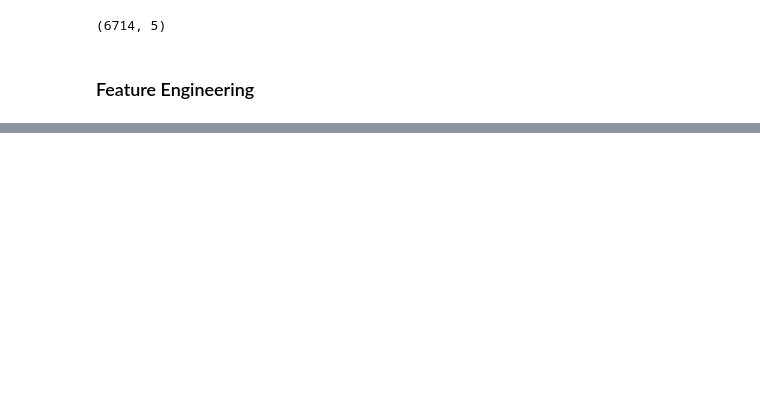
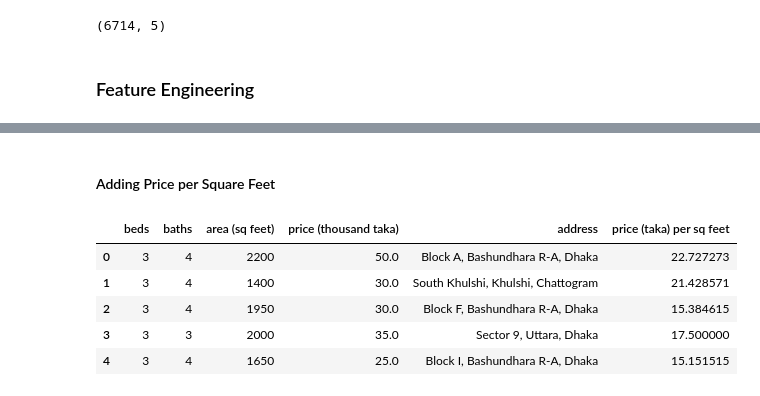
Before and after one commit to EirfatChoudhury/Bangladesh-House-Prices, a Jupyter notebook: bangladesh.ipynb, the cells around one changed output, grey strips where cells are left out. Drawn from its saved outputs; the diff is of its cells as text; code cells hidden in the pictures; blank space fills up the shorter version.

Commit message:
Added feature engineering to calculate price per square feet

```diff
--- a/bangladesh.ipynb
+++ b/bangladesh.ipynb
@@ -270,0 +271,13 @@ df6.head()
+# %% [markdown]
+#### Adding Price per Square Feet
+# %%
+# Adding a column where price per square feet is calculated
+df6["price (taka) per sq feet"] = (df6["price (thousand taka)"] / df6["area (sq feet)"])*1000
+df6.head()
+# %% [output]
+|  | beds | baths | area (sq feet) | price (thousand taka) | address | price (taka) per sq feet |
+| 0 | 3 | 4 | 2200 | 50.0 | Block A, Bashundhara R-A, Dhaka | 22.727273 |
+| 1 | 3 | 4 | 1400 | 30.0 | South Khulshi, Khulshi, Chattogram | 21.428571 |
+| 2 | 3 | 4 | 1950 | 30.0 | Block F, Bashundhara R-A, Dhaka | 15.384615 |
+| 3 | 3 | 3 | 2000 | 35.0 | Sector 9, Uttara, Dhaka | 17.500000 |
+| 4 | 3 | 4 | 1650 | 25.0 | Block I, Bashundhara R-A, Dhaka | 15.151515 |
```
Also changed, not shown: parts of 3 cells of this notebook.
